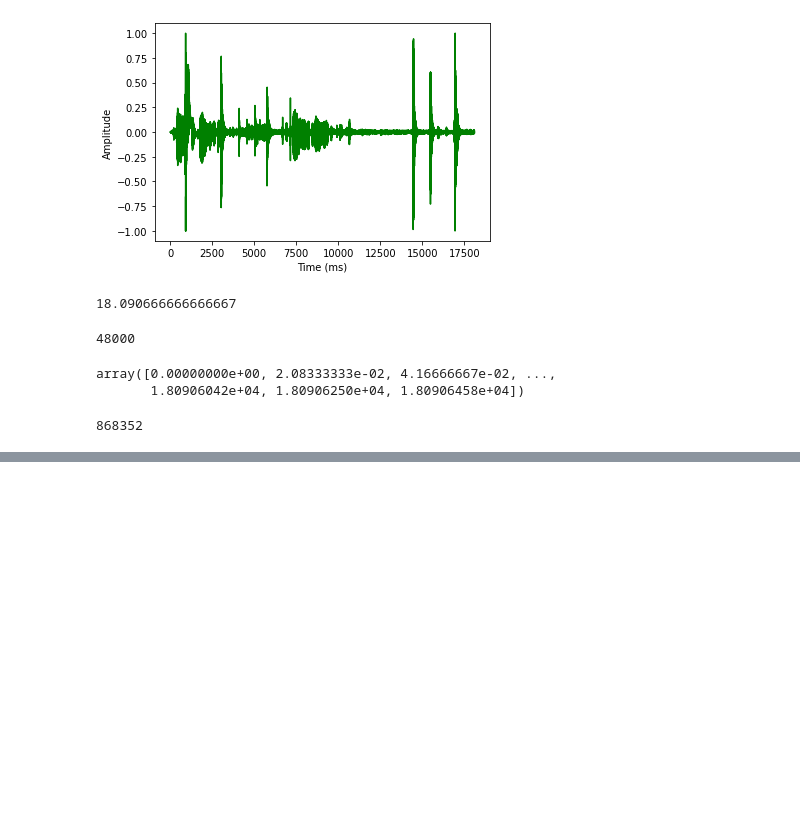
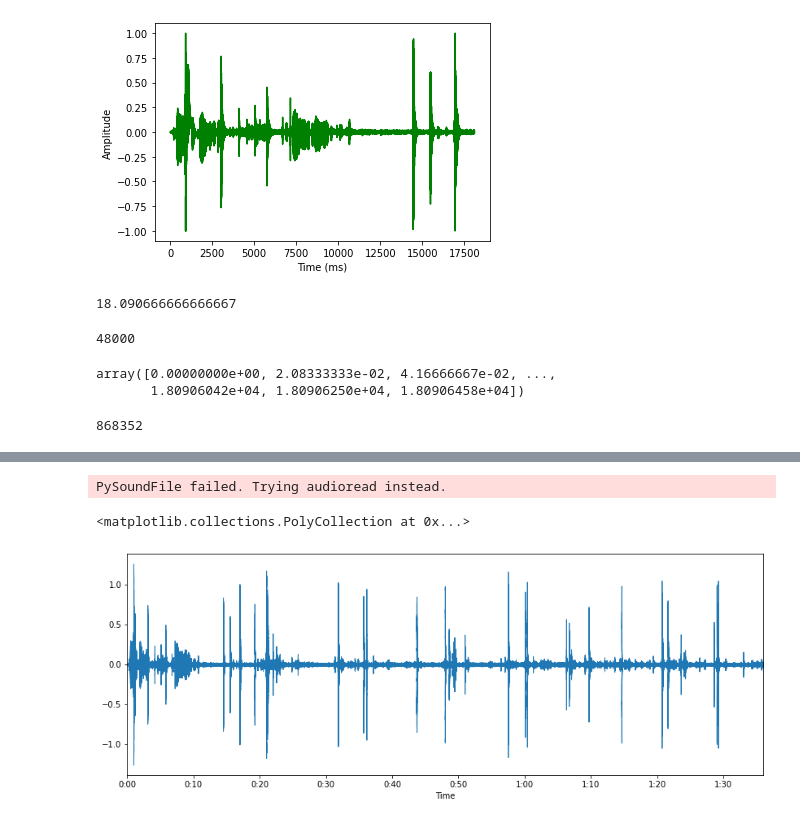
Before and after one commit to Moogun/img_processing, a Jupyter notebook: audio_analysis.ipynb, the cells around one changed output, grey strips where cells are left out. Cells and saved outputs as stored; diff of their text form; code cells hidden in the pictures; blank space fills up the shorter version.

```diff
--- a/audio_analysis.ipynb
+++ b/audio_analysis.ipynb
@@ -295,0 +336,9 @@ t = timeArray / 6000
+# %%
+audio = '/content/aud.mp3'
+ar, sr = librosa.load(audio)
+plt.figure(figsize=(14, 5))
+librosa.display.waveplot(ar)
+# %% [output]
+PySoundFile failed. Trying audioread instead.
+<matplotlib.collections.PolyCollection at 0x...>
+[figure, added]
```
Also changed, not shown: parts of 23 cells of this notebook.
